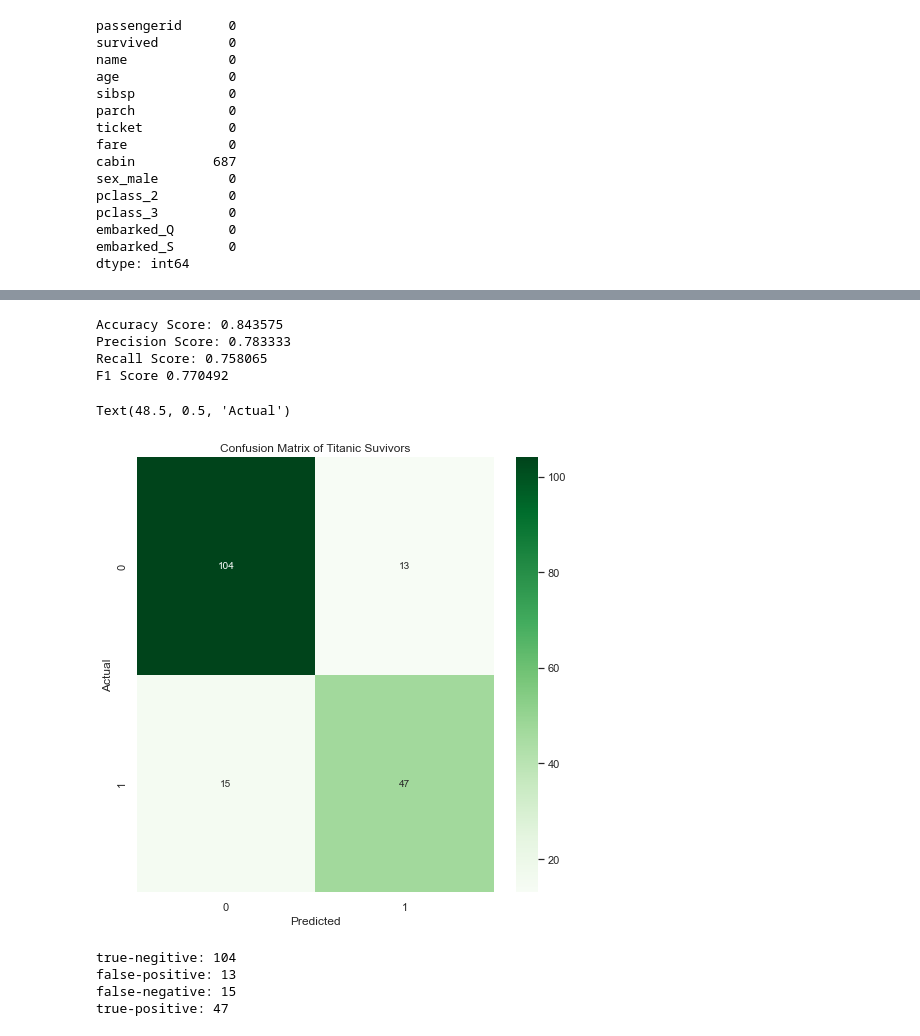
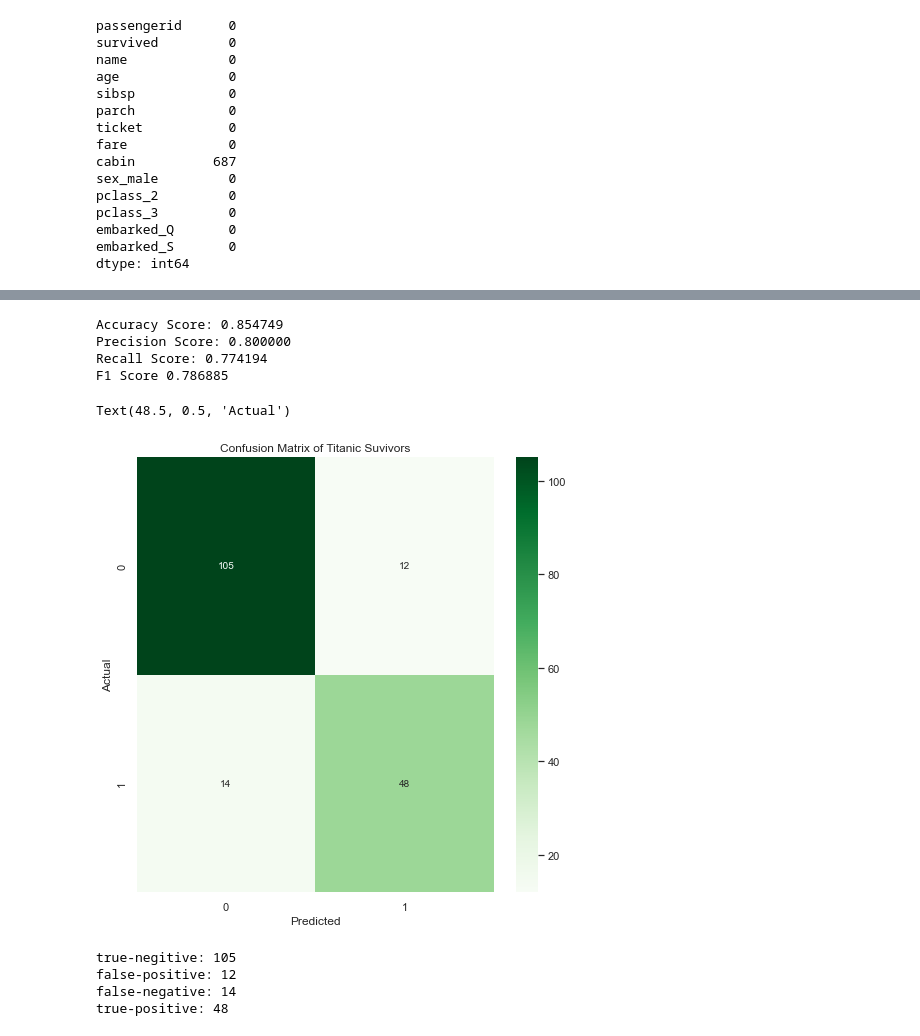
Before and after one commit to ZBHlily/2022-fall-data-science, a Jupyter notebook: Week-03-Intro-To-ML/Exercise-Logistic-Regression.ipynb, the cells around one changed output, grey strips where cells are left out. Drawn from its saved outputs; the diff is of its cells as text; code cells hidden in the pictures.

```diff
--- a/Week-03-Intro-To-ML/Exercise-Logistic-Regression.ipynb
+++ b/Week-03-Intro-To-ML/Exercise-Logistic-Regression.ipynb
@@ -401,71 +401,70 @@ df.head()
 | 4 | 5 | 0 | Allen, Mr. William Henry | 35.0 | 0 | 0 | 373450 | 8.0500 | NaN | 1 | ... |
 # %%
 # Update your `selected_features` to include the new traveled alone and age
-selected_features = ['fare', 'pclass_2', 'pclass_3', 'sex_male', 'age', 'traveled_alone']
+selected_features = ['pclass_2', 'pclass_3', 'sex_male', 'embarked_Q', 'embarked_S', 'age', 'traveled_alone']
 # %%
 # Define your X and y variables
 X = df[selected_features] # features
 
 y = df['survived'] # target values
 
 # Split our data into testing and training.
 # Remeber to use the same random state as you used before
 X_train, X_test, y_train, y_test = train_test_split(X, y, test_size=0.2, random_state=45)
 
 # Initalize our model
 model_3 = LogisticRegression()
 
 # Fit / Train our model using our training data.
 model_3.fit(X_train, y_train)
 
 # Make new predicitions using our testing data.
 y_pred3 = model_3.predict(X_test)
 
 # Calculate our accuracy
-accuracy = accuracy_score(y_test, y_pred3)
+accuracy3 = accuracy_score(y_test, y_pred3)
 
 # Calculate our precision score
-precision = precision_score(y_test, y_pred3)
+precision3 = precision_score(y_test, y_pred3)
 
 # Calculate our recall score
-recall = recall_score(y_test, y_pred3)
+recall3 = recall_score(y_test, y_pred3)
 
-f1 = f1_score(y_test, y_pred3)
+f13 = f1_score(y_test, y_pred3)
 
 # Print each of our scores to inspect performance.
-print("Accuracy Score: %f" % accuracy)
-print("Precision Score: %f" % precision)
-print("Recall Score: %f" % recall)
-print('F1 Score %f' % f1)
+print("Accuracy Score: %f" % accuracy3)
+print("Precision Score: %f" % precision3)
+print("Recall Score: %f" % recall3)
+print('F1 Score %f' % f13)
+
+#Plot a confusion matrix of your predicted results.
+cm = confusion_matrix(y_test, y_pred3)
+
+# Just rounding them so the numbers are easier to read
+cm = cm.round(2)
+
+tn, fp, fn, tp = confusion_matrix(y_test, y_pred3).ravel()
+
+fig = plt.figure(figsize=(8,8))
+ax = sns.heatmap(cm, annot=True, cmap='Greens', fmt='g')
+plt.title("Confusion Matrix of Titanic Suvivors")
+plt.xlabel('Predicted')
+plt.ylabel('Actual')
 # %% [output]
-Accuracy Score: 0.843575
-Precision Score: 0.783333
-Recall Score: 0.758065
-F1 Score 0.770492
+Accuracy Score: 0.854749
+Precision Score: 0.800000
+Recall Score: 0.774194
+F1 Score 0.786885
+Text(48.5, 0.5, 'Actual')
+[figure, added]
-# %%
-#Plot a confusion matrix of your predicted results.
-cm = confusion_matrix(y_test, y_pred3)
-
-# Just rounding them so the numbers are easier to read
-cm = cm.round(2)
-
-tn, fp, fn, tp = confusion_matrix(y_test, y_pred3).ravel()
-
-fig = plt.figure(figsize=(8,8))
-ax = sns.heatmap(cm, annot=True, cmap='Greens', fmt='g')
-plt.title("Confusion Matrix of Titanic Suvivors")
-plt.xlabel('Predicted')
-plt.ylabel('Actual')
-# %% [output]
-Text(48.5, 0.5, 'Actual')
-[figure, removed]
 # %%
 print('true-negitive:', tn,
       '\nfalse-positive:', fp,
       '\nfalse-negative:', fn,
       '\ntrue-positive:', tp )
 # %% [output]
-true-negitive: 104
-false-positive: 13
-false-negative: 15
-true-positive: 47
+true-negitive: 105
+false-positive: 12
+false-negative: 14
+true-positive: 48
```
Also changed, not shown: parts of 4 cells of this notebook.
